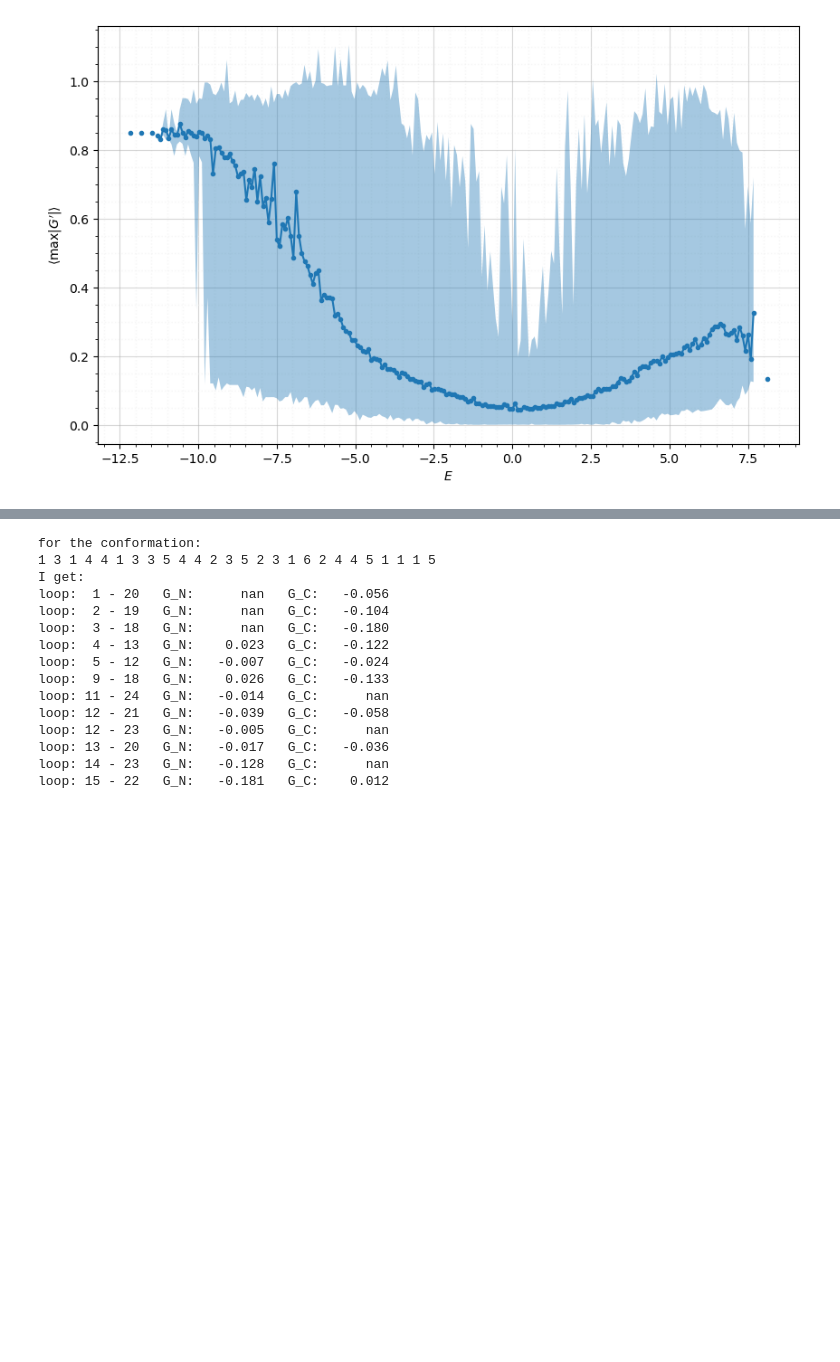
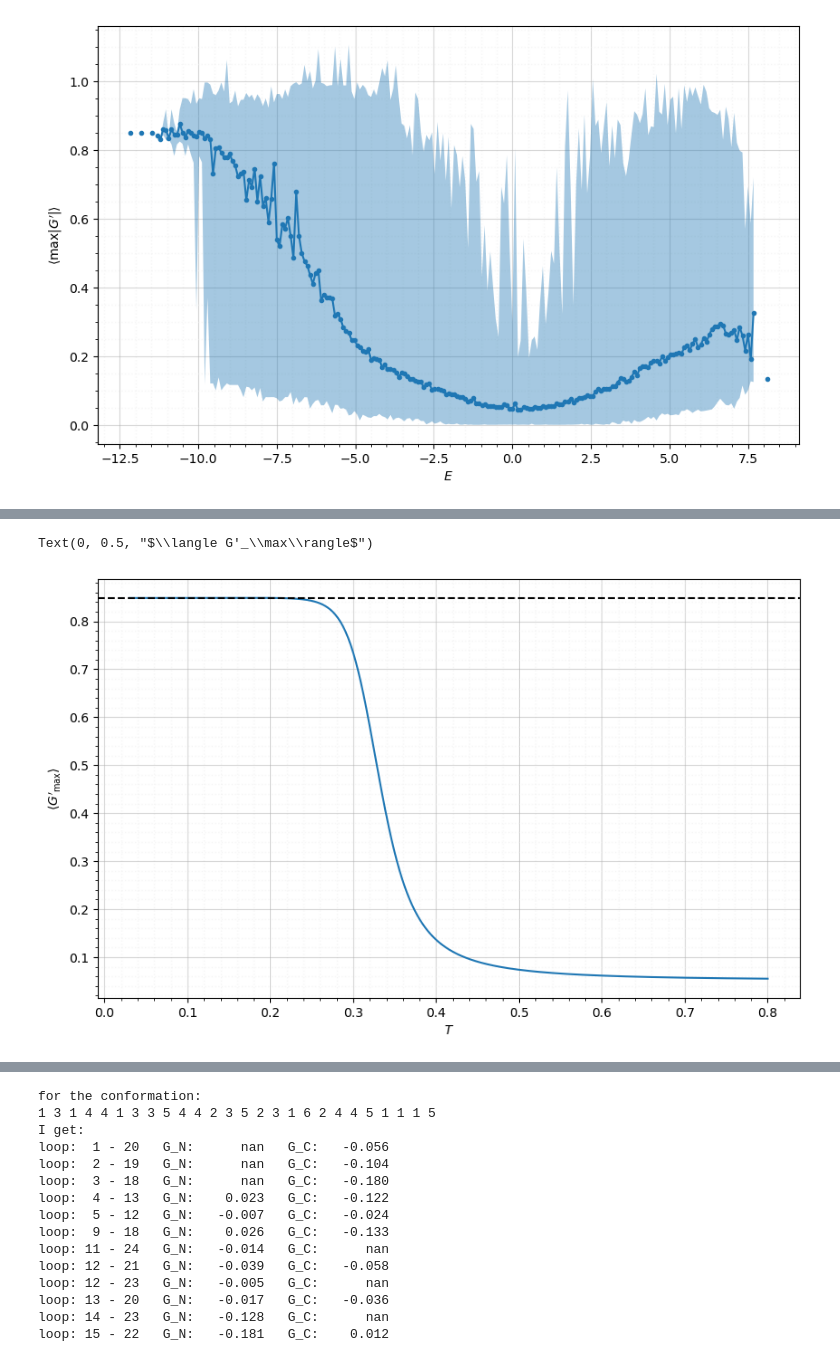
Before and after one commit to daviderevignas/LatPro_reduced, a Jupyter notebook: 005_free_energy_correct_and_systematic_GE_from_WL.ipynb, the cells around one changed output, grey strips where cells are left out. Cells and saved outputs as stored; diff of their text form; code cells hidden in the pictures; blank space fills up the shorter version.

```diff
--- a/005_free_energy_correct_and_systematic_GE_from_WL.ipynb
+++ b/005_free_energy_correct_and_systematic_GE_from_WL.ipynb
@@ -238,7 +270,6 @@ def calculate_GE_of_conformation(conformation, contacts):
         n_loops = len(loop_indexes)
         Nter_GE = np.full(n_loops, np.nan, dtype=np.float64)
         Cter_GE = np.full(n_loops, np.nan, dtype=np.float64)
-
 
 
         if n_loops > 0:
@@ -298,7 +329,7 @@ def calculate_GE_of_conformation(conformation, contacts):
                             sum_c += np.dot(Ri__Rj, cross) / (4 * np.pi * (dist_sq**1.5))
                     Cter_GE[i_loop] = sum_c
 
-    return loop_indexes, Nter_GE, Cter_GE, Nter_threads, Cter_threads,there_is_at_least_a_valid_loop
+    return loop_indexes, Nter_GE, Cter_GE, Nter_threads, Cter_threads, there_is_at_least_a_valid_loop
 
 
 @njit
@@ -338,12 +369,20 @@ def return_contacts(conformation):
 
 
 all_bins_all_confs_max_abs_GE=[]
+all_bins_all_confs_Nc=[]
 for i_bin in range(n_bins):
     all_bins_all_confs_max_abs_GE.append([])
+    all_bins_all_confs_Nc.append([])
     if all_unique_saved_conformations_numbers[i_bin]>0:
         for i_conf in range(len(all_unique_saved_conformations[i_bin])):
             now_conformation=all_unique_saved_conformations[i_bin][i_conf]
+
             now_contacts,there_is_at_least_a_contact=return_contacts(now_conformation)
+            if there_is_at_least_a_contact:
+                all_bins_all_confs_Nc[-1].append( len(now_contacts) )
+            else:
+                all_bins_all_confs_Nc[-1].append( 0 )
+
             if there_is_at_least_a_contact:
                 loop_indexes, Nter_GE, Cter_GE, Nter_threads_indexes, Cter_threads_indexes,there_is_at_least_a_valid_loop = \
                     calculate_GE_of_conformation(now_conformation,now_contacts)
@@ -394,0 +476,25 @@ Text(0, 0.5, "$\\langle \\max|G'|\\rangle$")
+# %%
+Ts=np.linspace(0.03,0.8,500)
+betas=np.reshape(Ts**-1,(1,-1))
+
+ind_energy_to_keep = np.logical_not(np.isnan(ave_max_abs_GE))
+
+w_bin_i = mean_g_E[ind_energy_to_keep,None] * np.exp( - energy_bin_centers[ind_energy_to_keep,None] * betas)
+w_bin_i /= w_bin_i.sum(axis=0)
+
+ave_max_abs_GE_func_T = np.sum(ave_max_abs_GE[ind_energy_to_keep,None] * w_bin_i,axis=0)
+
+fig,ax=plt.subplots(figsize=(10,6))
+ax.grid(alpha=0.5, which='both')
+ax.grid(which='minor', color='#EEEEEE', linestyle=':', linewidth=1)
+ax.minorticks_on()
+ax.set_axisbelow(True)
+
+ax.plot(Ts,ave_max_abs_GE_func_T,'-')
+ax.axhline(ave_max_abs_GE[ind_energy_to_keep][0],c='k',ls='--')
+
+ax.set_xlabel('$T$')
+ax.set_ylabel("$\langle G'_\max\\rangle$")
+# %% [output]
+Text(0, 0.5, "$\\langle G'_\\max\\rangle$")
+[figure, added]
```
Also changed, not shown: parts of 12 cells of this notebook, 4 other files.
